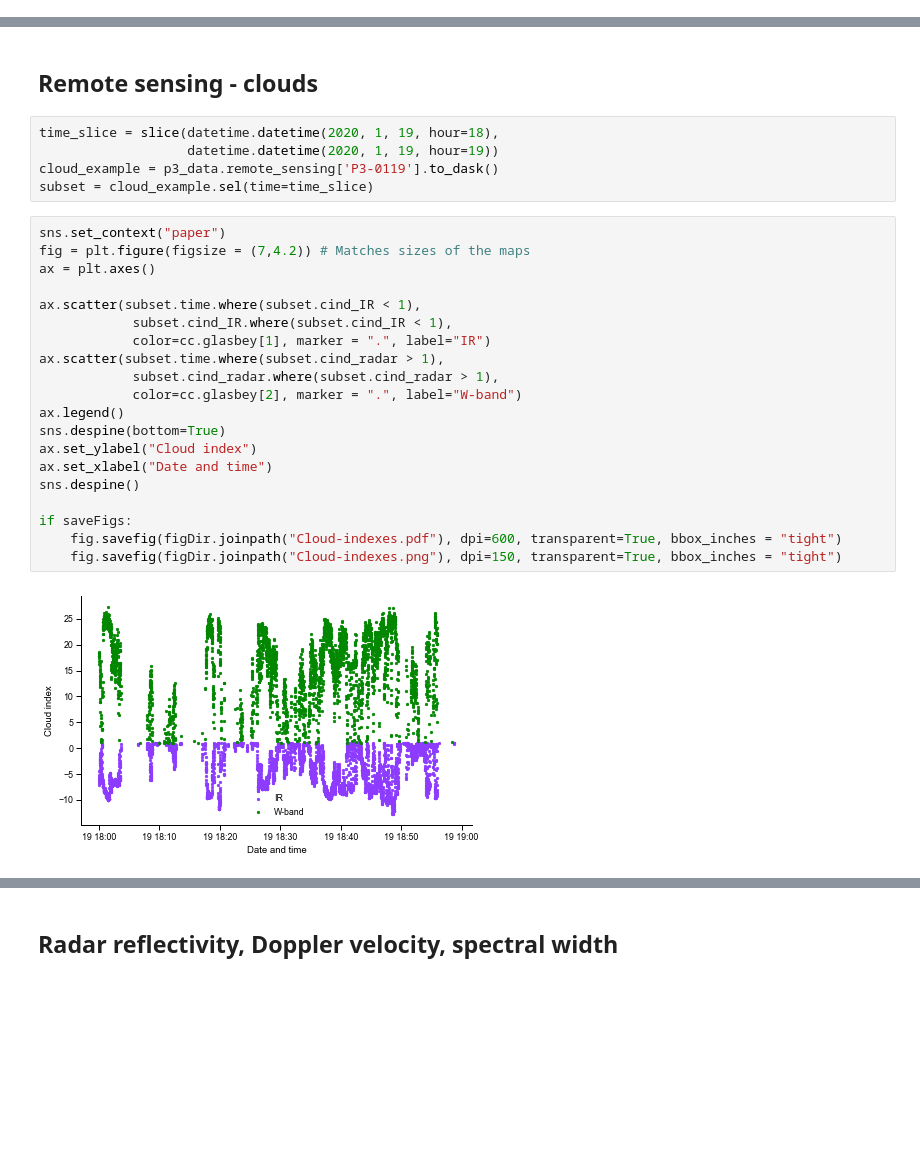
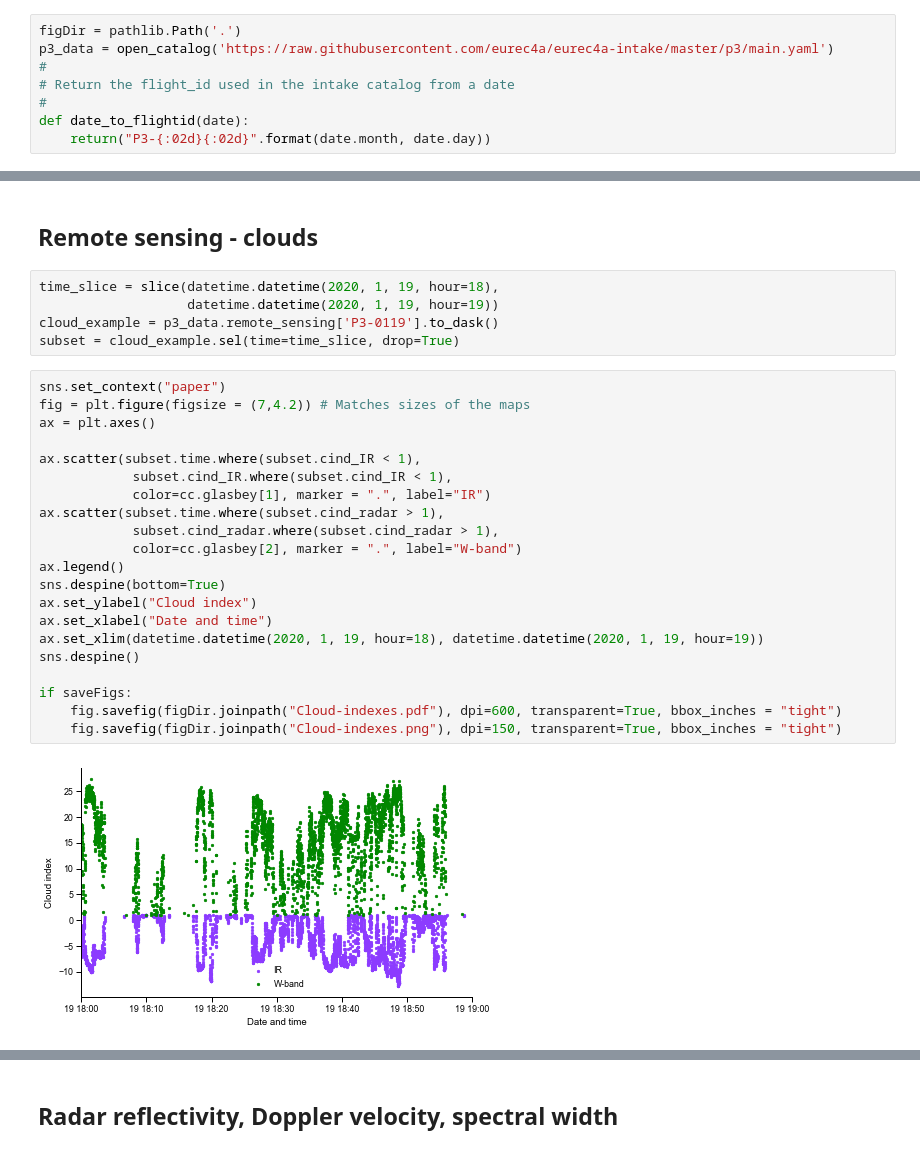
Before and after one commit to RobertPincus/atomic-p3-data-paper, a Jupyter notebook: Figures.ipynb, the cells around one changed output, grey strips where cells are left out. Cells and saved outputs as stored; diff of their text form; blank space fills up the shorter version.

Commit message:
Updated figures

```diff
--- a/Figures.ipynb
+++ b/Figures.ipynb
@@ -97,0 +103,8 @@ p3_data = open_catalog('p3-intake-catalog/main.yaml')
+# %%
+figDir = pathlib.Path('.')
+p3_data = open_catalog('https://raw.githubusercontent.com/eurec4a/eurec4a-intake/master/p3/main.yaml')
+#
+# Return the flight_id used in the intake catalog from a date
+#
+def date_to_flightid(date):
+    return("P3-{:02d}{:02d}".format(date.month, date.day))
@@ -250,29 +285,30 @@ if saveFigs:
 time_slice = slice(datetime.datetime(2020, 1, 19, hour=18),
                    datetime.datetime(2020, 1, 19, hour=19))
 cloud_example = p3_data.remote_sensing['P3-0119'].to_dask()
-subset = cloud_example.sel(time=time_slice)
+subset = cloud_example.sel(time=time_slice, drop=True)
 # %%
 sns.set_context("paper")
 fig = plt.figure(figsize = (7,4.2)) # Matches sizes of the maps
 ax = plt.axes()
 
 ax.scatter(subset.time.where(subset.cind_IR < 1),
             subset.cind_IR.where(subset.cind_IR < 1),
             color=cc.glasbey[1], marker = ".", label="IR")
 ax.scatter(subset.time.where(subset.cind_radar > 1),
             subset.cind_radar.where(subset.cind_radar > 1),
             color=cc.glasbey[2], marker = ".", label="W-band")
 ax.legend()
 sns.despine(bottom=True)
 ax.set_ylabel("Cloud index")
 ax.set_xlabel("Date and time")
+ax.set_xlim(datetime.datetime(2020, 1, 19, hour=18), datetime.datetime(2020, 1, 19, hour=19))
 sns.despine()
 
 if saveFigs:
     fig.savefig(figDir.joinpath("Cloud-indexes.pdf"), dpi=600, transparent=True, bbox_inches = "tight")
     fig.savefig(figDir.joinpath("Cloud-indexes.png"), dpi=150, transparent=True, bbox_inches = "tight")
 # %% [output]
-[figure, old version]
+[figure, new version]
 # %%
 sns.set_context("paper")
 fig = plt.figure(figsize = (7,4.2)) # Matches sizes of the maps
```
Also changed, not shown: parts of 16 cells of this notebook.
